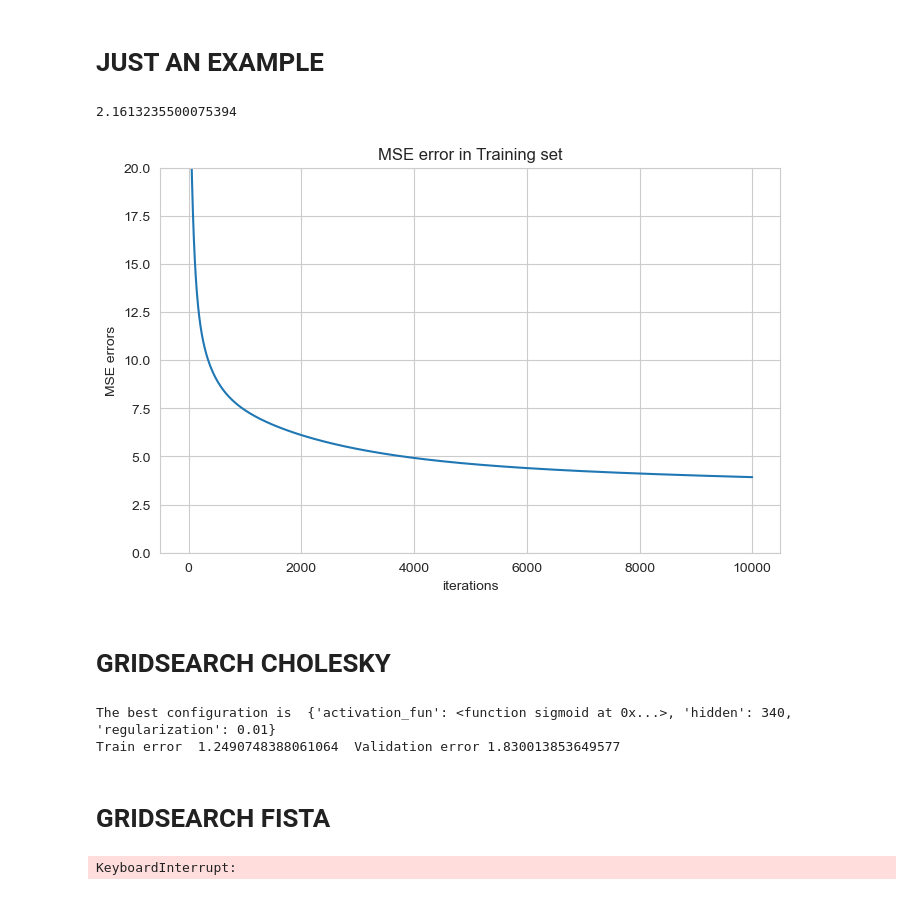
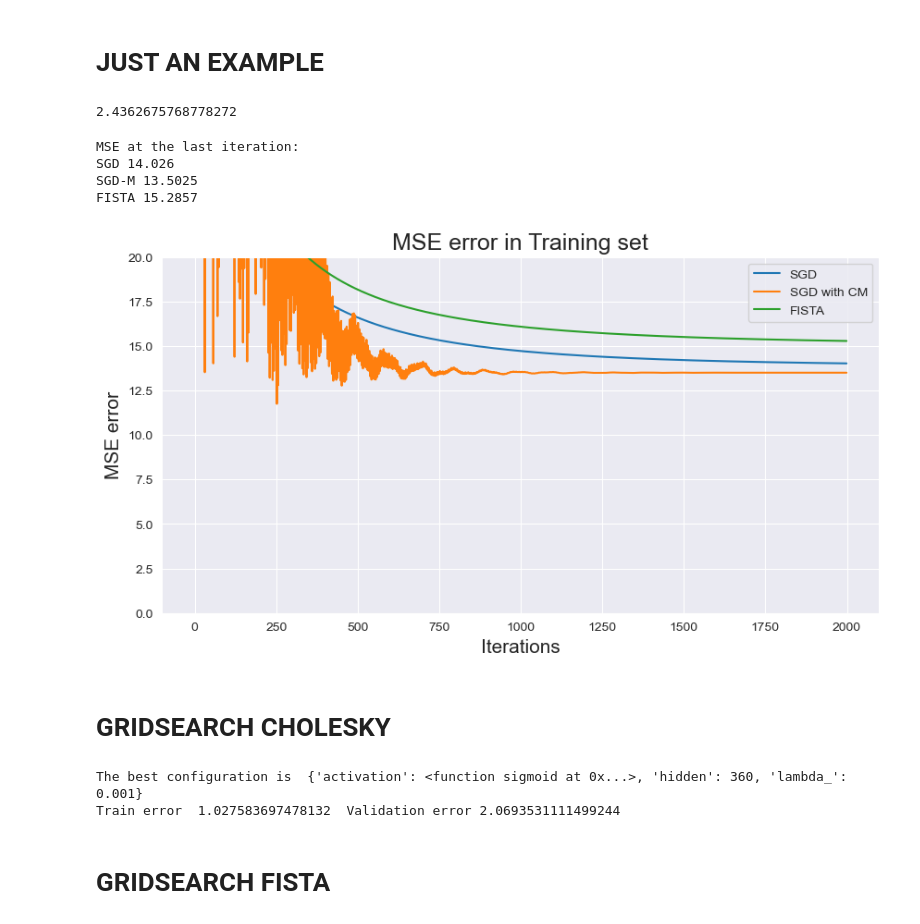
Before and after one commit to jacons/ExtremeLearningNN, a Jupyter notebook: notebook_for_test.ipynb, the cells around one changed output. Saved outputs shown, nothing was run; the diff lists cells and outputs as text; code cells hidden in the pictures.

Commit message:
SGD, SGDwM, FISTA, grid-search, fist plots

```diff
--- a/notebook_for_test.ipynb
+++ b/notebook_for_test.ipynb
@@ -1,9 +1,12 @@
 # %%
 import matplotlib.pyplot as plt
 import pandas as pd
+import numpy as np
+
 import  seaborn as sns
+sns.set_style("darkgrid")
 
-from Utils import sigmoid
+from Utils import *
 from ExperientalTools import *
 
 import warnings
@@ -20,6 +23,8 @@ instance = fit_cholesky(tr_x,tr_y, hidden=100,lambda_=0, activation=sigmoid)
 # %%
-get_results(instance,vl_x,vl_y)
+get_results(model,vl_x,vl_y)
 # %% [output]
-2.1613235500075394
+2.4362675768778272
 # %%
-instance = fit_fista(tr_x,tr_y, hidden=500, lambda_=0, max_inters=10000, activation=sigmoid)
+instance1 = fit_sgd(tr_x, tr_y, hidden=100, lambda_=0.001, activation=sigmoid, max_inters=2000, eps=0.0001, lr=0, beta=0)
+instance2 = fit_sgd(tr_x, tr_y, hidden=100, lambda_=0.001, activation=sigmoid, max_inters=2000, eps=0.0001, lr=0, beta=0.99)
+instance3 = fit_fista(tr_x, tr_y, hidden=50, lambda_=0.001, activation=sigmoid, max_inters=2000, eps=0.0001)
@@ -29,32 +31,43 @@ mse_errors["iterations"] = mse_errors.index
+# %%
+print(f"MSE at the last iteration:\nSGD {instance1[2]}\nSGD-M {instance2[2]}\nFISTA {instance3[2]}")
+# %% [output]
+MSE at the last iteration:
+SGD 14.026
+SGD-M 13.5025
+FISTA 15.2857
 # %%
-f, axs = plt.subplots(figsize=(8,5))
-sns.lineplot(data=mse_errors, x="iterations", y="MSE errors", ax=axs)
+f, axs = plt.subplots(figsize=(10,5))
+sns.lineplot(data=instance1[1], x=instance1[1].index, y="MSE_error", ax=axs, label="SGD")
+sns.lineplot(data=instance2[1], x=instance2[1].index, y="MSE_error", ax=axs, label="SGD with CM")
+sns.lineplot(data=instance3[1], x=instance3[1].index, y="MSE_error", ax=axs, label="FISTA")
 axs.set_ylim([0,20])
-axs.set_title("MSE error in Training set")
+axs.set_title("MSE error in Training set",fontsize=18)
+axs.set_ylabel("MSE error",fontsize=15)
+axs.set_xlabel("Iterations",fontsize=15)
+axs.legend()
 plt.show()
 # %% [output]
-[figure, old version]
+[figure, new version]
 # %% [markdown]
 # GRIDSEARCH CHOLESKY
 # %%
-parameter_grid = dict(
+parameter_cholesky = dict(
     hidden=[*range(10,500,10)],
-    regularization =  [1e-01, 5e-02, 1e-02, 5e-03, 1e-03],
-    activation_fun = [sigmoid]
+    lambda_ =  [0.001,0.0005],
+    activation = [sigmoid, ReLU, tanH]
 )
-GridSearch_cholesky("datasets/ML-CUP21-TR.csv",configs=parameter_grid)
-# %% [output]
-The best configuration is  {'activation_fun': <function sigmoid at 0x...>, 'hidden': 340, 'regularization': 0.01}
-Train error  1.2490748388061064  Validation error 1.830013853649577
+# %%
+grid_search_cholesky(configs=parameter_cholesky, train=(tr_x,tr_y), valid=(vl_x,vl_y))
+# %% [output]
+The best configuration is  {'activation': <function sigmoid at 0x...>, 'hidden': 360, 'lambda_': 0.001}
+Train error  1.027583697478132  Validation error 2.0693531111499244
 # %% [markdown]
 # GRIDSEARCH FISTA
 # %%
-parameter_grid = dict(
-    hidden=[*range(10,500,10)],
-    regularization =  [1e-01, 5e-02, 1e-02, 5e-03, 1e-03],
-    activation_fun = [sigmoid],
-    max_iter=[10000]
+parameter_fista = dict(
+    hidden=[*range(10,500,15)],
+    lambda_ =  [0.0005],
+    activation = [sigmoid],
+    max_inters=[1000, 5000],
+    eps=[0]
 )
-GridSearch_fista("datasets/ML-CUP21-TR.csv",configs=parameter_grid)
-# %% [output]
-KeyboardInterrupt:
```
Also changed, not shown: parts of 11 cells of this notebook, 2 other files.
